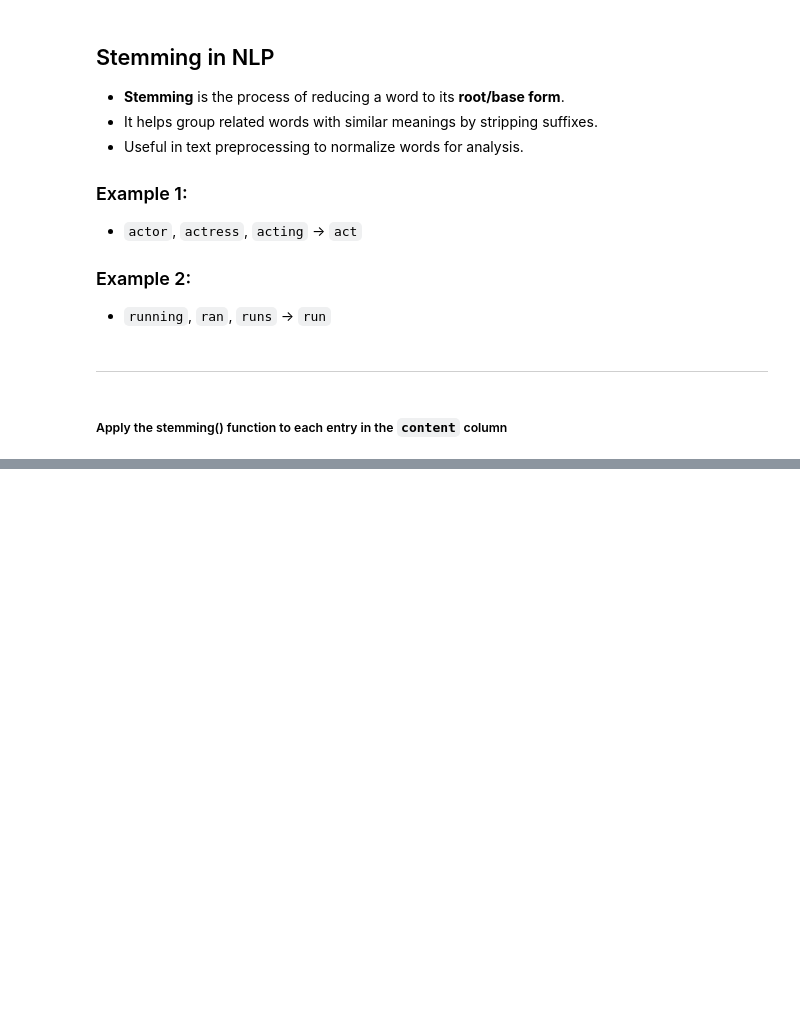
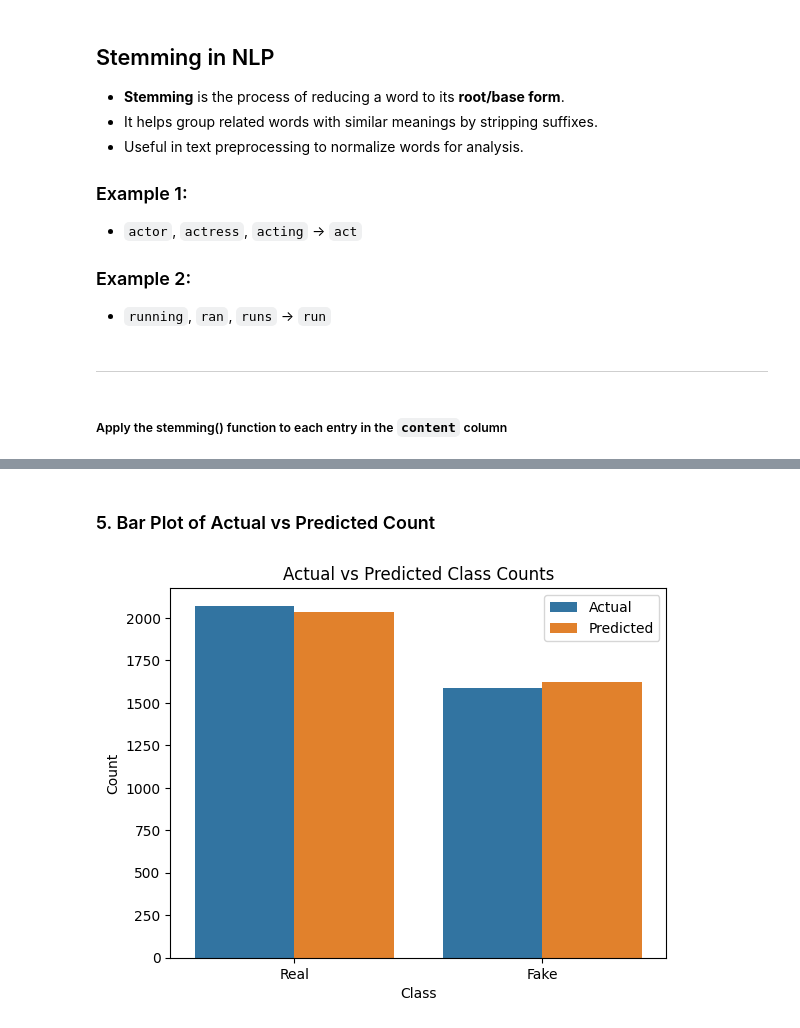
Before and after one commit to bainash10/Fake-News-Prediction-using-Logistic-Regression, a Jupyter notebook: main.ipynb, the cells around one changed output, grey strips where cells are left out. Drawn from its saved outputs; the diff is of its cells as text; code cells hidden in the pictures; blank space fills up the shorter version.

```diff
--- a/main.ipynb
+++ b/main.ipynb
@@ -218,0 +440,29 @@ df['content'] = df['content'].apply(stemming)
+# %% [markdown]
+### 5. Bar Plot of Actual vs Predicted Count
+# %%
+import pandas as pd
+import seaborn as sns
+import matplotlib.pyplot as plt
+
+# Create a DataFrame to compare actual vs predicted values
+compare_df = pd.DataFrame({'Actual': y_test, 'Predicted': y_test_pred})
+
+# Map the labels to "Real" and "Fake"
+compare_df['Actual'] = compare_df['Actual'].map({0: 'Real', 1: 'Fake'})
+compare_df['Predicted'] = compare_df['Predicted'].map({0: 'Real', 1: 'Fake'})
+
+# The `melt()` function reshapes the DataFrame from wide format (separate 'Actual' and 'Predicted' columns) to long format
+sns.countplot(data=compare_df.melt(), x='value', hue='variable')
+
+# Add title and axis labels for the plot
+plt.title("Actual vs Predicted Class Counts")  # Title of the plot
+plt.xlabel("Class")  # Label for the x-axis (representing the class)
+plt.ylabel("Count")  # Label for the y-axis (representing the count of occurrences)
+
+# Remove the legend title (since it's not necessary for clarity)
+plt.legend(title="")
+
+# Show the plot
+plt.show()
+# %% [output]
+[figure, added]
```
Also changed, not shown: parts of 45 cells of this notebook.
